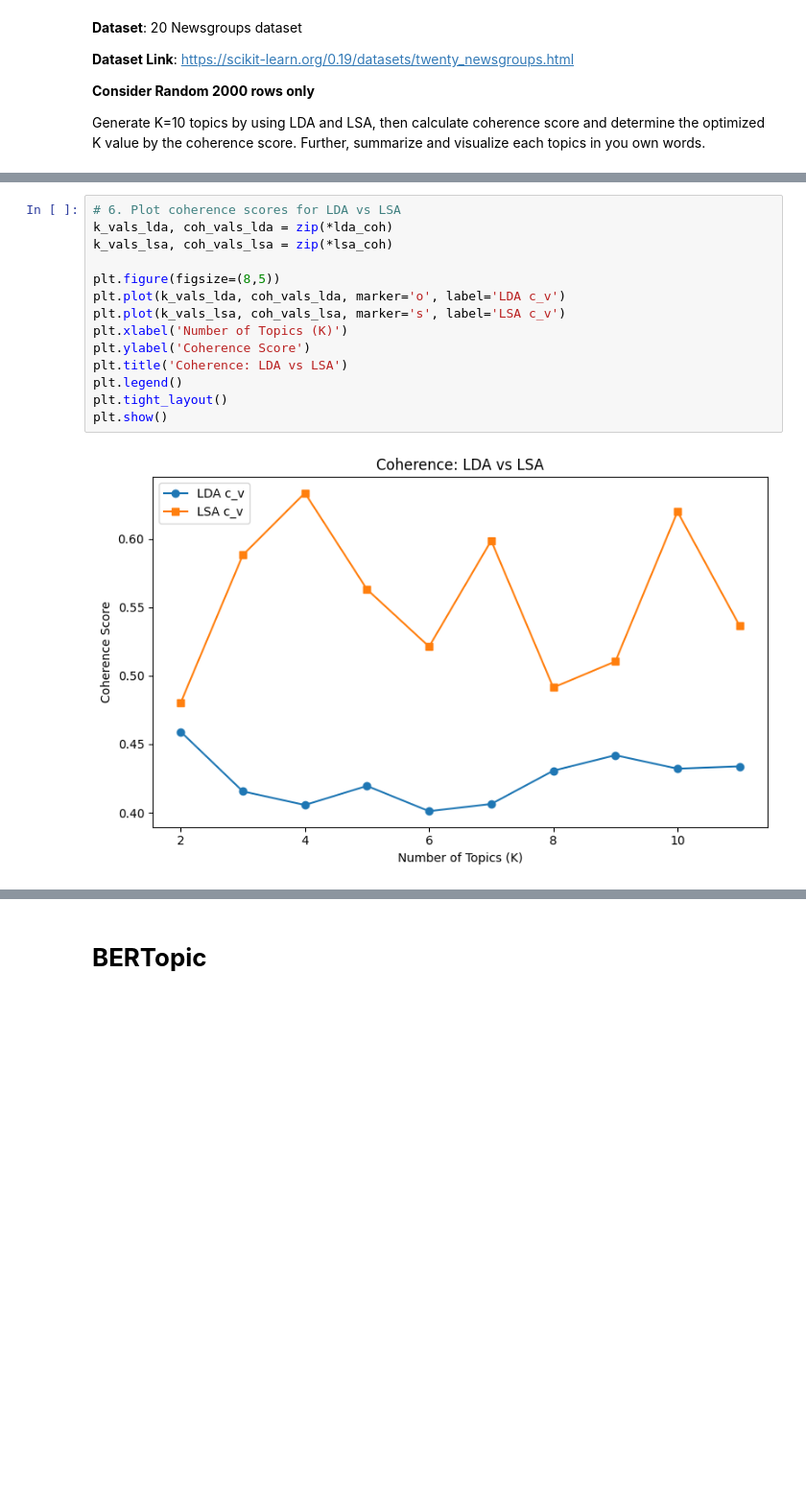
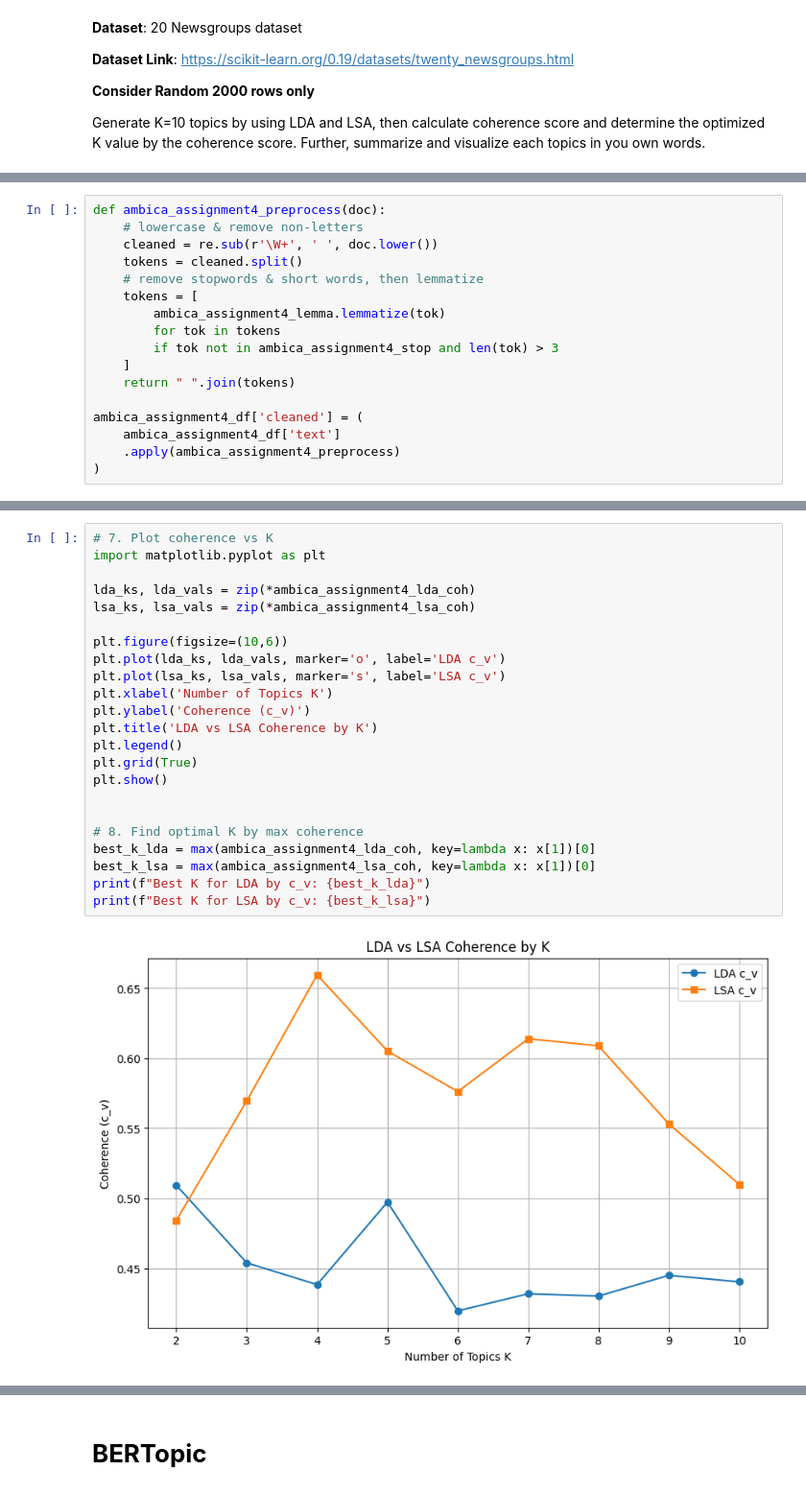
Before and after one commit to SriAmbica11/SriAmbica_INFO5731_Spring2025, a Jupyter notebook: Sangineedi_SriAmbica_Assignment_04.ipynb, the cells around one changed output, grey strips where cells are left out. Shown at 96% size. Drawn from its saved outputs; the diff is of its cells as text; blank space fills up the shorter version.

```diff
--- a/Sangineedi_SriAmbica_Assignment_04.ipynb
+++ b/Sangineedi_SriAmbica_Assignment_04.ipynb
@@ -132,0 +110,17 @@ assignment4_ambica_tfidf = tfidf_vect.fit_transform(assignment4_ambica_df['clean
+# %%
+def ambica_assignment4_preprocess(doc):
+    # lowercase & remove non‐letters
+    cleaned = re.sub(r'\W+', ' ', doc.lower())
+    tokens = cleaned.split()
+    # remove stopwords & short words, then lemmatize
+    tokens = [
+        ambica_assignment4_lemma.lemmatize(tok)
+        for tok in tokens
+        if tok not in ambica_assignment4_stop and len(tok) > 3
+    ]
+    return " ".join(tokens)
+
+ambica_assignment4_df['cleaned'] = (
+    ambica_assignment4_df['text']
+    .apply(ambica_assignment4_preprocess)
+)
@@ -170,16 +235,25 @@ lsa_coh = assignment4_ambica_compute_coherence('lsa', assignment4_ambica_tokens,
 # %%
-# 6. Plot coherence scores for LDA vs LSA
-k_vals_lda, coh_vals_lda = zip(*lda_coh)
-k_vals_lsa, coh_vals_lsa = zip(*lsa_coh)
+# 7. Plot coherence vs K
+import matplotlib.pyplot as plt
 
-plt.figure(figsize=(8,5))
-plt.plot(k_vals_lda, coh_vals_lda, marker='o', label='LDA c_v')
-plt.plot(k_vals_lsa, coh_vals_lsa, marker='s', label='LSA c_v')
-plt.xlabel('Number of Topics (K)')
-plt.ylabel('Coherence Score')
-plt.title('Coherence: LDA vs LSA')
+lda_ks, lda_vals = zip(*ambica_assignment4_lda_coh)
+lsa_ks, lsa_vals = zip(*ambica_assignment4_lsa_coh)
+
+plt.figure(figsize=(10,6))
+plt.plot(lda_ks, lda_vals, marker='o', label='LDA c_v')
+plt.plot(lsa_ks, lsa_vals, marker='s', label='LSA c_v')
+plt.xlabel('Number of Topics K')
+plt.ylabel('Coherence (c_v)')
+plt.title('LDA vs LSA Coherence by K')
 plt.legend()
-plt.tight_layout()
+plt.grid(True)
 plt.show()
+
+
+# 8. Find optimal K by max coherence
+best_k_lda = max(ambica_assignment4_lda_coh, key=lambda x: x[1])[0]
+best_k_lsa = max(ambica_assignment4_lsa_coh, key=lambda x: x[1])[0]
+print(f"Best K for LDA by c_v: {best_k_lda}")
+print(f"Best K for LSA by c_v: {best_k_lsa}")
 # %% [output]
-[figure, old version]
+[figure, new version]
```
Also changed, not shown: parts of 65 cells of this notebook.
